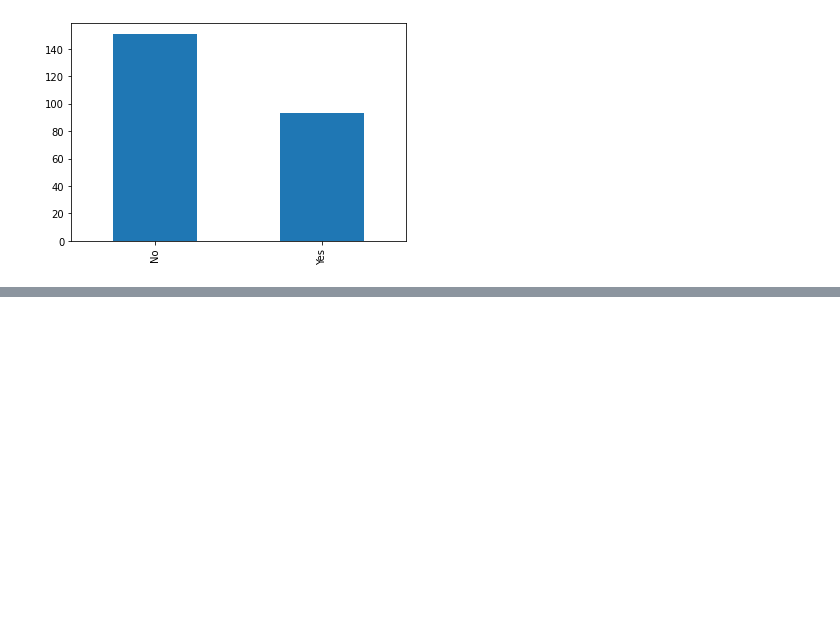
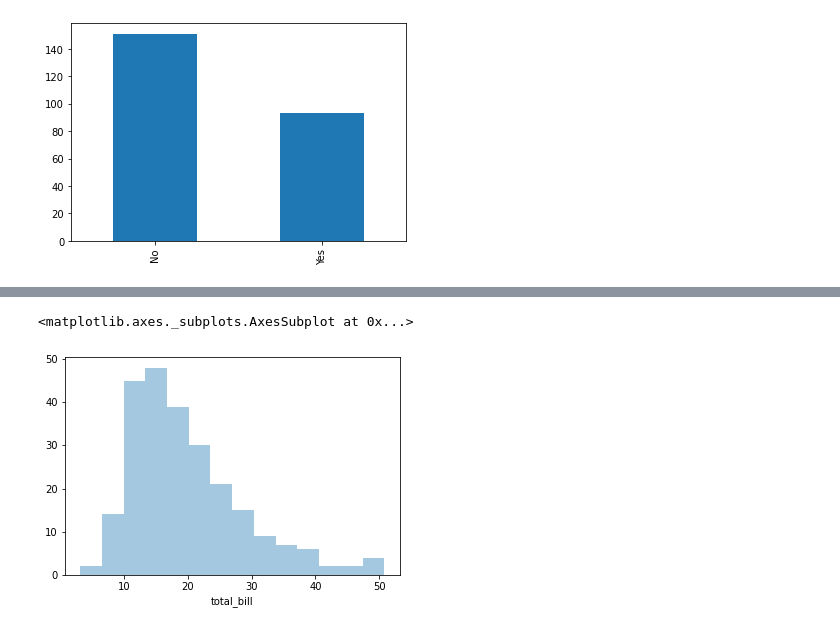
Before and after one commit to dilaraesmer/-Data-Processing-in-Python, a Jupyter notebook: Data_Processing_in_Python.ipynb, the cells around one changed output, grey strips where cells are left out. Cells and saved outputs as stored; diff of their text form; code cells hidden in the pictures; blank space fills up the shorter version.

```diff
--- a/Data_Processing_in_Python.ipynb
+++ b/Data_Processing_in_Python.ipynb
@@ -908,0 +917,5 @@ sns.countplot()
+# %%
+sns.distplot(tips.total_bill, kde=False)
+# %% [output]
+<matplotlib.axes._subplots.AxesSubplot at 0x...>
+[figure, added]
```
Also changed, not shown: parts of 2 cells of this notebook.
